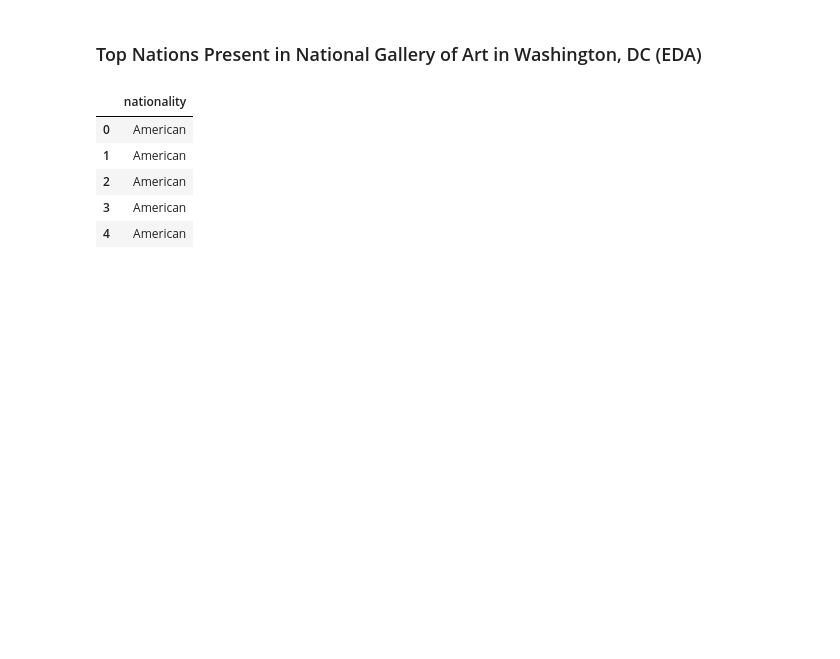
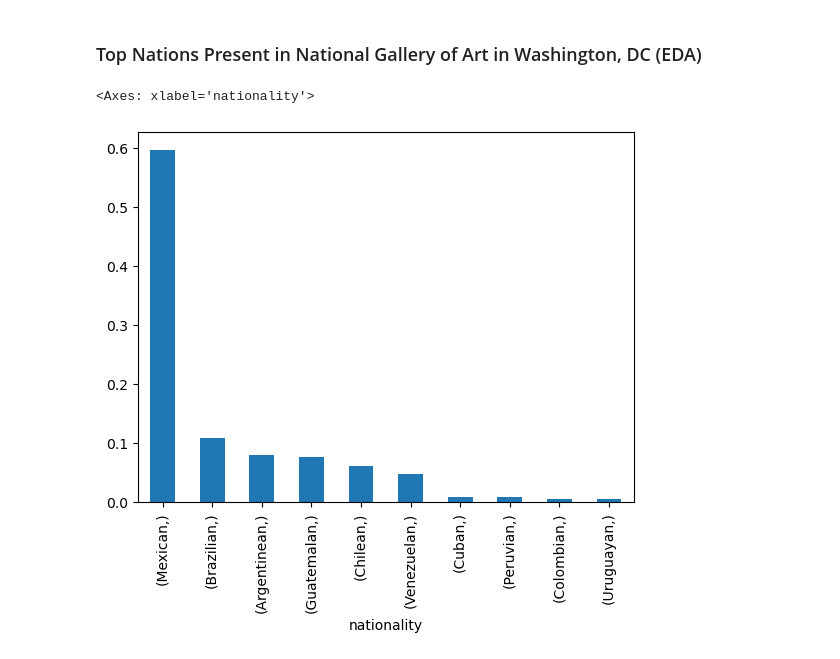
Before and after one commit to Bryan-Az/Art_and_Ai, a Jupyter notebook: notebooks/EDA/Demography_Geography.ipynb, the cells around one changed output. Saved outputs shown, nothing was run; the diff lists cells and outputs as text; code cells hidden in the pictures; blank space fills up the shorter version.

Commit message:
FE of geographical data

```diff
--- a/notebooks/EDA/Demography_Geography.ipynb
+++ b/notebooks/EDA/Demography_Geography.ipynb
@@ -6,17 +6,13 @@ import pandas as pd
 ### Top Nations Present in National Gallery of Art in Washington, DC (EDA)
 # %%
 # I need to import a copy of the constituents 'nationality' column from the non_latin_art.csv dataset recently added into
-nationalities = pd.read_csv('../../data_samples/nonLaArt/constituents_nationalities.csv')
+latinamerican_nationalities = pd.read_csv('../../data_samples/LaArt/constituents_nationalities.csv')
+non_latinamerican_nationalities = pd.read_csv('../../data_samples/nonLaArt/constituents_nationalities.csv')
-# %%
-nationalities.head()
-# %% [output]
-|  | nationality |
-| 0 | American |
-| 1 | American |
-| 2 | American |
-| 3 | American |
-| 4 | American |
 # %%
-artist_origin = nationalities.value_counts(normalize=True)
+la_artist_origin = latinamerican_nationalities.value_counts(normalize=True)
+nonla_artist_origin = non_latinamerican_nationalities.value_counts(normalize=True)
 # %%
-artist_origin[:20].plot(kind='bar')
+la_artist_origin[:10].plot(kind='bar')
+# %% [output]
+<Axes: xlabel='nationality'>
+[figure, added]
```
Also changed, not shown: parts of 3 cells of this notebook, 9 other files.
